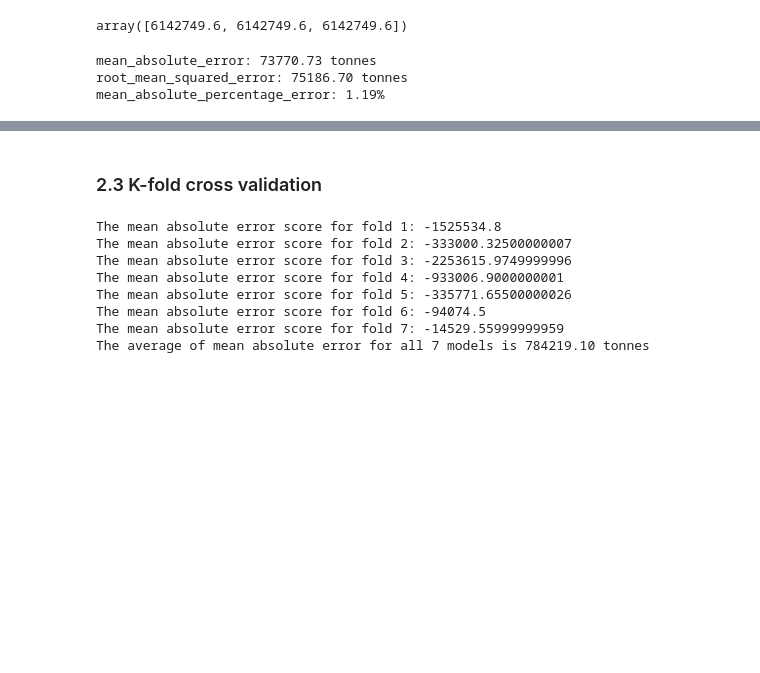
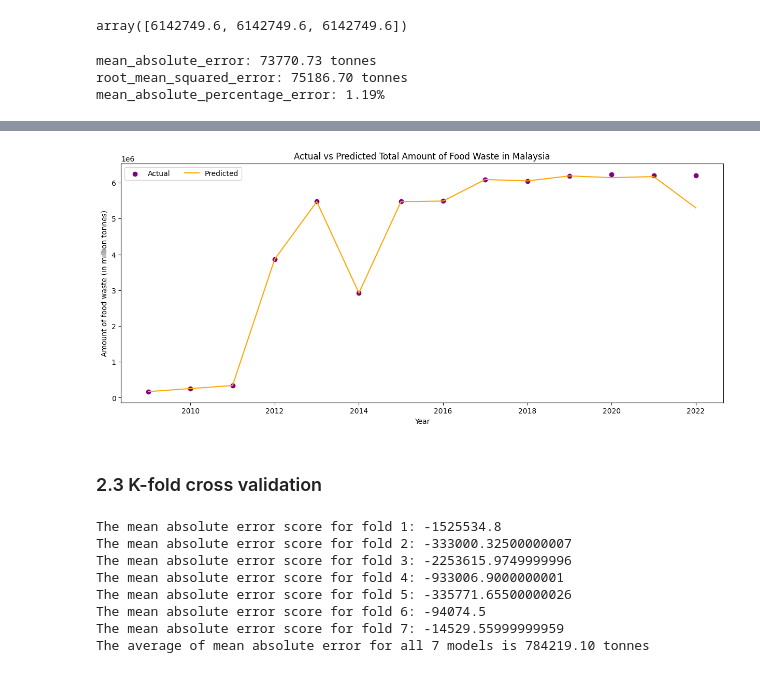
Before and after one commit to cajuon/RFR-on-Predicting-Food-Waste-Amount, a Jupyter notebook: random-forest-regression.ipynb, the cells around one changed output, grey strips where cells are left out. Saved outputs shown, nothing was run; the diff lists cells and outputs as text; code cells hidden in the pictures; blank space fills up the shorter version.

```diff
--- a/random-forest-regression.ipynb
+++ b/random-forest-regression.ipynb
@@ -427,3 +453,18 @@ print("mean_absolute_percentage_error: {:.2f}%".format(mape * 100))
 mean_absolute_error: 73770.73 tonnes
 root_mean_squared_error: 75186.70 tonnes
 mean_absolute_percentage_error: 1.19%
+# %%
+# Combine training set and testing set
+x_concat = np.concatenate((x_train, x_test))
+y_predicted = np.concatenate((y_train, y_pred))
+
+# Flatten x and y set
+x_concat = x_concat.ravel()
+y_predicted = y_predicted.ravel()
+# %%
+# Creating a temporary dataframe
+temp_df = pd.DataFrame(data = [x_concat, y_predicted], dtype = float)
+temp_df = temp_df.transpose()
+temp_df = temp_df.rename(columns = {0: 'Year', 1: 'Amount'})
+temp_df = temp_df.sort_values(by = 'Year', ascending = True)
+temp_df
@@ -430,3 +487,16 @@ mean_absolute_percentage_error: 1.19%
+# %%
+y_temp = list(temp_df['Amount'])
+
+plt.figure(figsize = (15, 6))
+plt.scatter(x, y, color = 'purple', label = 'Actual')
+plt.plot(x, y_temp, color = 'orange', label = 'Predicted')
+plt.legend(loc = 'upper left', ncol = 2, bbox_to_anchor = (0., 1.))
+plt.title('Actual vs Predicted Total Amount of Food Waste in Malaysia')
+plt.xlabel('Year')
+plt.ylabel('Amount of food waste (in million tonnes)')
+plt.show()
+# %% [output]
+[figure, added]
 # %% [markdown]
 ### 2.3 K-fold cross validation
 # %%
```
Also changed, not shown: parts of 3 cells of this notebook.
